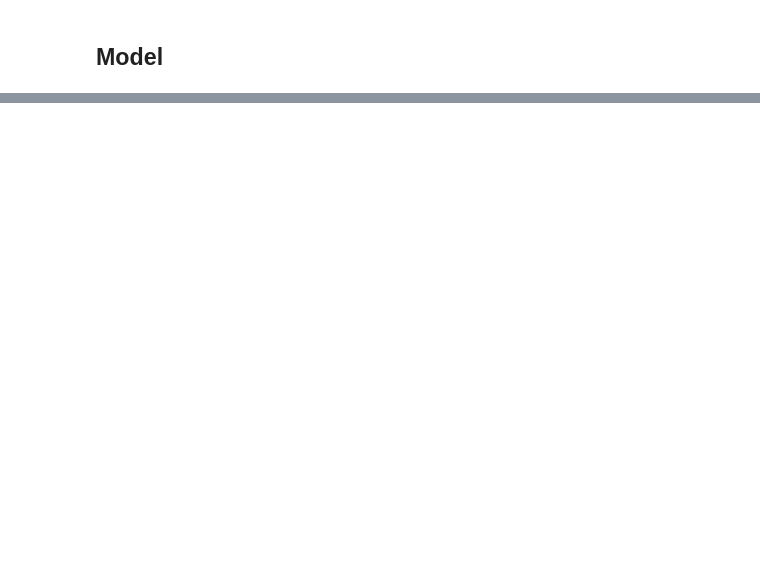
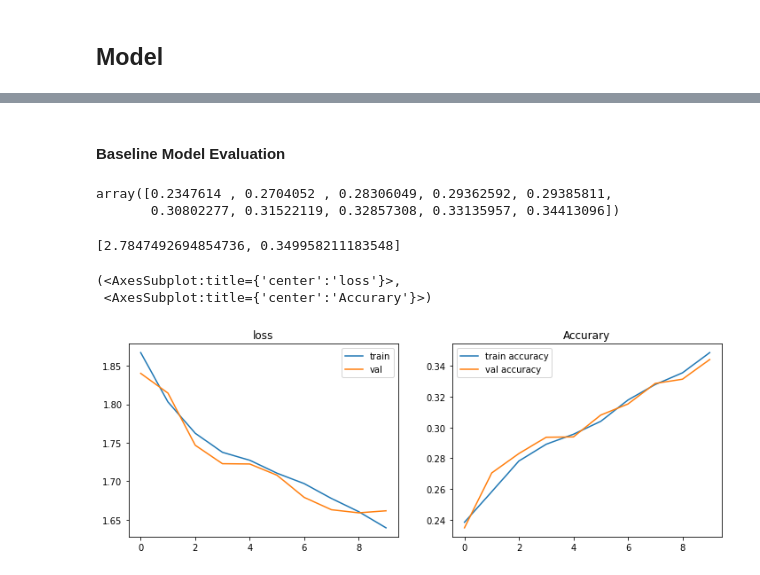
Before and after one commit to JaildoR/getthevibe_api, a Jupyter notebook: notebooks/JA_GTV-Experimental.ipynb, the cells around one changed output, grey strips where cells are left out. Cells and saved outputs as stored; diff of their text form; code cells hidden in the pictures; blank space fills up the shorter version.

```diff
--- a/notebooks/JA_GTV-Experimental.ipynb
+++ b/notebooks/JA_GTV-Experimental.ipynb
@@ -134,2 +159,9 @@ KeyboardInterrupt:
+# %%
+# One Hot Encode our Target for TensorFlow processing
+from tensorflow.keras.utils import to_categorical
+
+y_cat_train = to_categorical(y_train, num_classes=7)
+y_cat_test = to_categorical(y_test, num_classes=7)
+y_cat_val = to_categorical(y_val, num_classes=7)
 # %% [markdown]
 ## Model
@@ -161,0 +282,17 @@ model.summary()
+# %%
+### 1. Architecture
+model_bl = models.Sequential()
+
+model_bl.add(layers.Conv2D(filters = 16, kernel_size=(3, 3), activation='relu', padding='same', input_shape=(48, 48, 1)))
+model_bl.add(layers.MaxPool2D(pool_size=(3,3)))
+
+model_bl.add(layers.Conv2D(32, kernel_size=(2,2), strides=(2,2), activation='relu'))
+model_bl.add(layers.MaxPool2D(pool_size=(2,2)))
+
+model_bl.add(layers.Conv2D(32, kernel_size=(2,2), activation='relu'))
+model_bl.add(layers.MaxPool2D(pool_size=(2,2)))
+
+model_bl.add(layers.Flatten())
+model_bl.add(layers.Dense(7, activation='softmax'))
+
+model_bl.summary()
@@ -161,0 +317,15 @@ model.summary()
+# %%
+#### 2. Compilation
+model_bl.compile(loss='categorical_crossentropy',
+              optimizer='adam',
+              metrics=['accuracy'])
+# %%
+#### 3. Fit
+es = EarlyStopping(patience=5)
+
+history_bl = model_bl.fit(X_train, y_cat_train,
+                    epochs=10,
+                    batch_size=32,
+                    verbose=1,
+                    validation_split=0.3,
+                    callbacks=[es])
@@ -161,0 +353,18 @@ model.summary()
+# %% [markdown]
+#### Baseline Model Evaluation
+# %%
+np.array(history_bl.history["val_accuracy"])
+# %% [output]
+array([0.2347614 , 0.2704052 , 0.28306049, 0.29362592, 0.29385811,
+       0.30802277, 0.31522119, 0.32857308, 0.33135957, 0.34413096])
+# %%
+# Evaluate model on the test data
+print(model.evaluate(X_test, y_cat_test, verbose=0))
+# %% [output]
+[2.7847492694854736, 0.349958211183548]
+# %%
+plot_history(history_bl)
+# %% [output]
+(<AxesSubplot:title={'center':'loss'}>,
+ <AxesSubplot:title={'center':'Accurary'}>)
+[figure, added]
```
Also changed, not shown: parts of 37 cells of this notebook.
